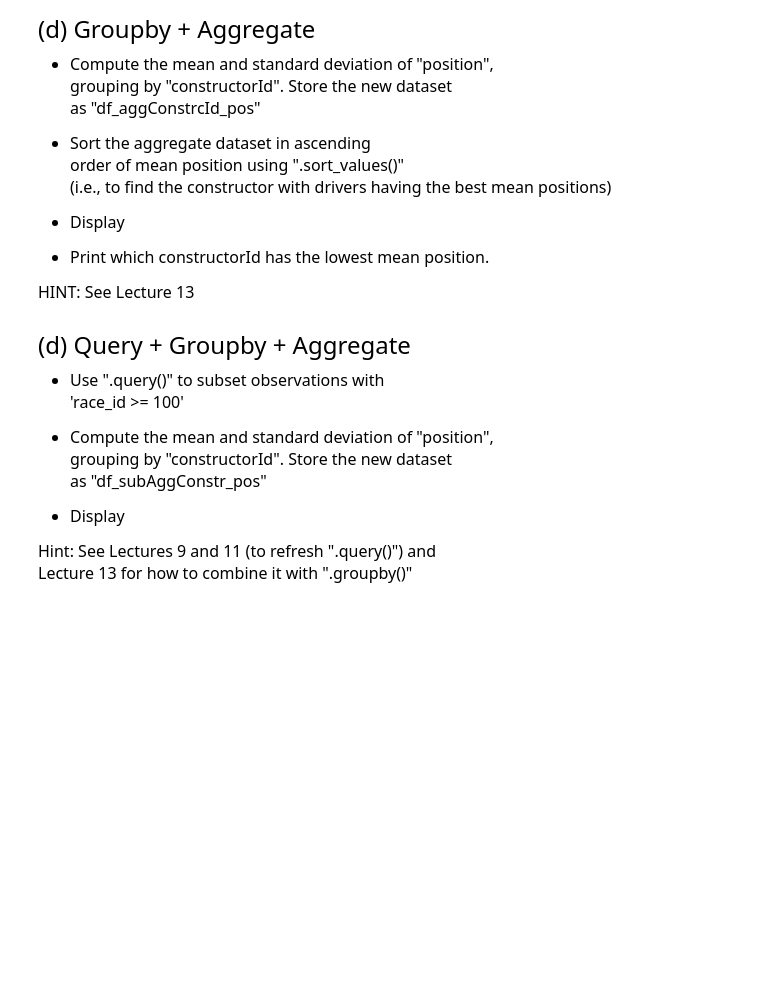
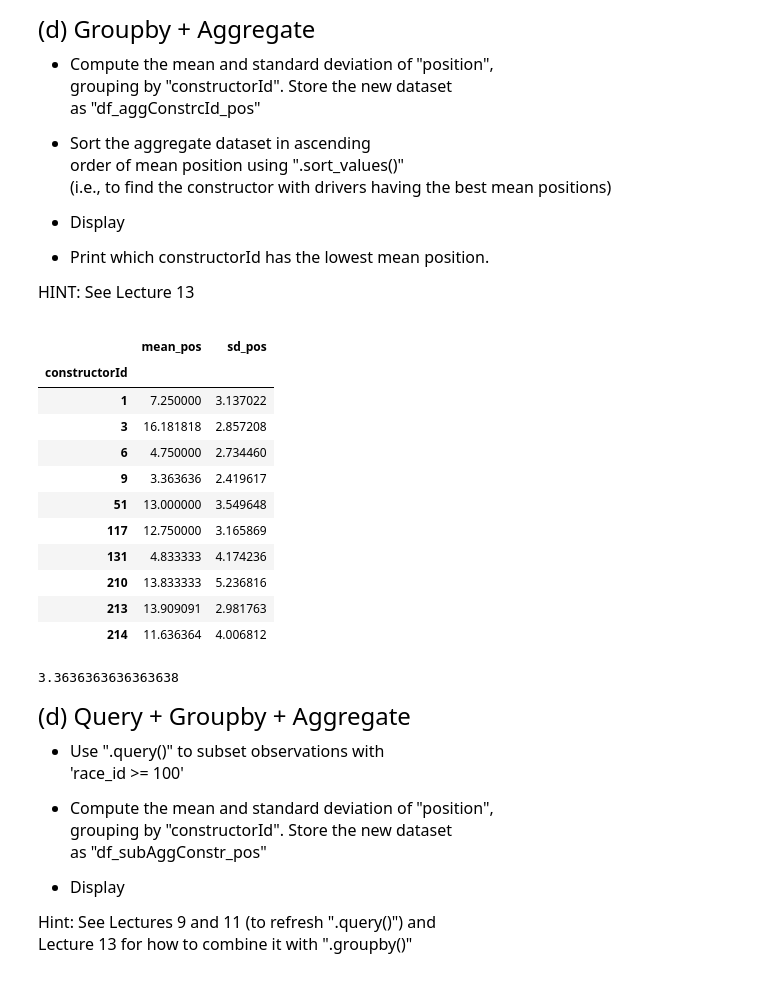
Before and after one commit to rishikhullar1/qtm151_fall_2023, a Jupyter notebook: assingments/assingment7/assignment7.ipynb, the cells around one changed output. Cells and saved outputs as stored; diff of their text form; code cells hidden in the pictures; blank space fills up the shorter version.

```diff
--- a/assingments/assingment7/assignment7.ipynb
+++ b/assingments/assingment7/assignment7.ipynb
@@ -194,3 +229,25 @@ HINT: See Lecture 13 <br>
+# %%
+# Write your own code
+df_aggConstrcld_pos = (sprint_results.groupby("constructorId")
+                      .agg(mean_pos = ('position','mean'),
+                           sd_pos =   ('position','std')))
+
+display(df_aggConstrcld_pos)
+print(df_aggConstrcld_pos["mean_pos"].min())
+# %% [output]
+|  | mean_pos | sd_pos |
+| constructorId |  |  |
+| 1 | 7.250000 | 3.137022 |
+| 3 | 16.181818 | 2.857208 |
+| 6 | 4.750000 | 2.734460 |
+| 9 | 3.363636 | 2.419617 |
+| 51 | 13.000000 | 3.549648 |
+| 117 | 12.750000 | 3.165869 |
+| 131 | 4.833333 | 4.174236 |
+| 210 | 13.833333 | 5.236816 |
+| 213 | 13.909091 | 2.981763 |
+| 214 | 11.636364 | 4.006812 |
+3.3636363636363638
 # %% [markdown]
 <font size = "5" >
 
```
Also changed, not shown: parts of 6 cells of this notebook, 4 other files.
